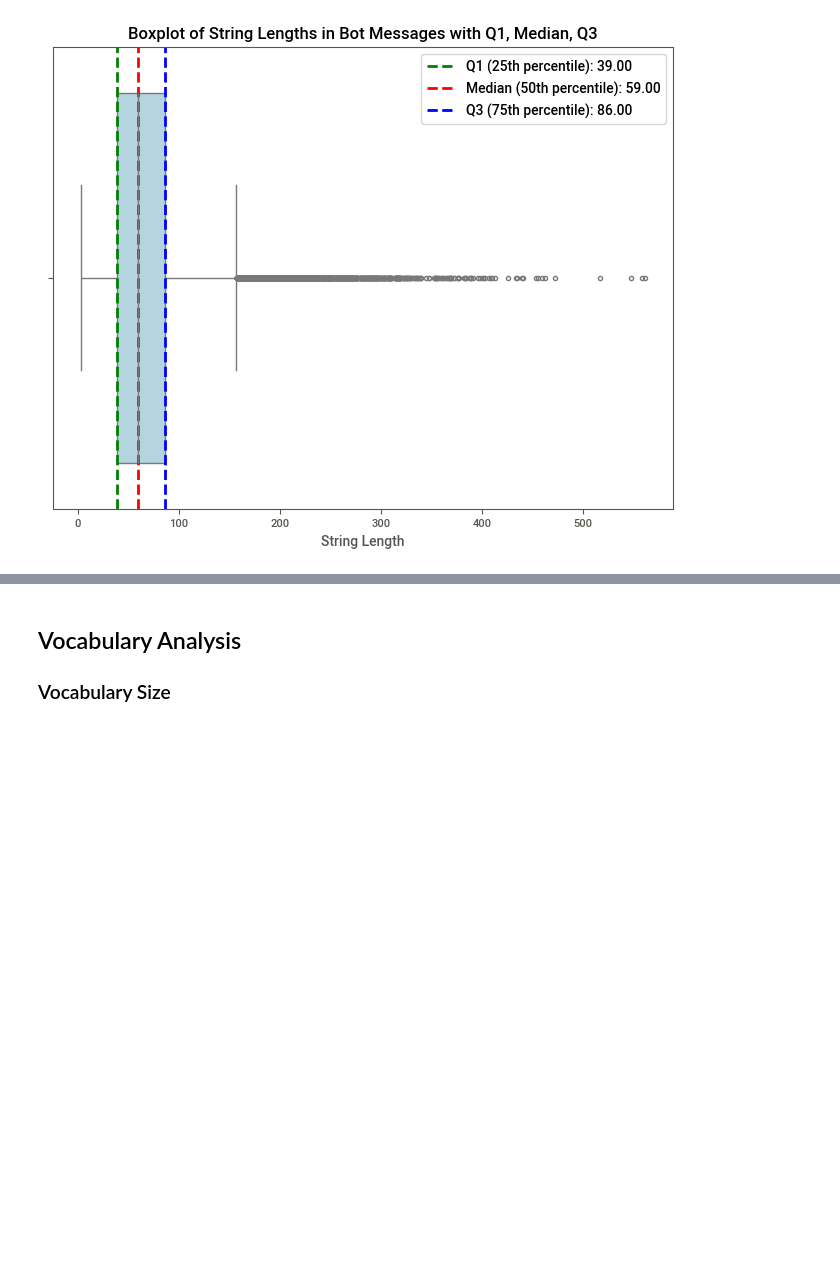
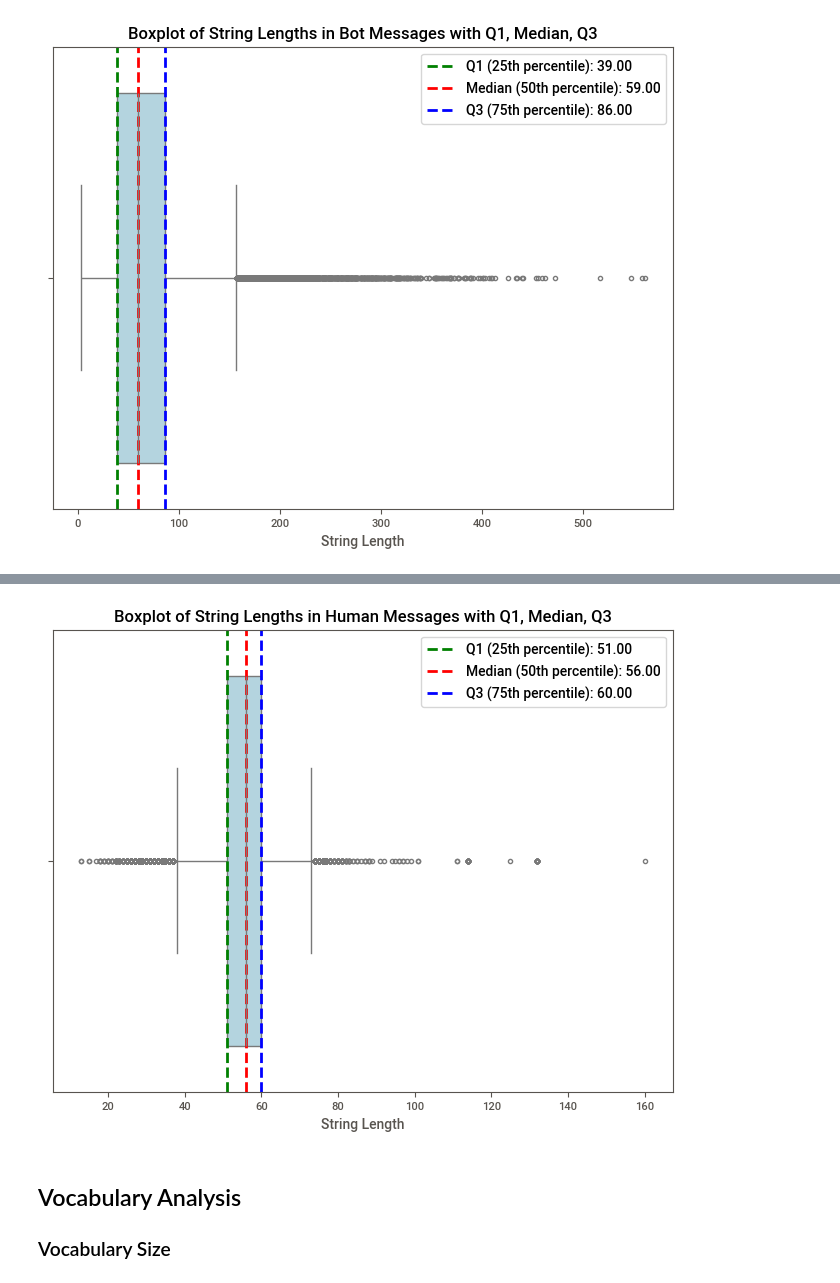
Before and after one commit to CallMeL/Empathetic-Dialogue-System, a Jupyter notebook: src/EDA/eda-gptdata.ipynb, the cells around one changed output, grey strips where cells are left out. Drawn from its saved outputs; the diff is of its cells as text; code cells hidden in the pictures; blank space fills up the shorter version.

```diff
--- a/src/EDA/eda-gptdata.ipynb
+++ b/src/EDA/eda-gptdata.ipynb
@@ -131,3 +163,35 @@ plt.show()
+# %%
+# Calculate the lengths of human messages
+df['len_human'] = df.loc[df['speaker'] == 'human', 'message'].str.len()
+
+# Drop NaN values (non-human rows)
+human_lengths = df['len_human'].dropna()
+
+# Calculate quartiles
+Q1 = human_lengths.quantile(0.25)
+Q2 = human_lengths.quantile(0.50)  # Median
+Q3 = human_lengths.quantile(0.75)
+
+# Create the boxplot
+plt.figure(figsize=(8, 6))
+sns.boxplot(x=human_lengths, color='lightblue')
+
+# Add vertical lines for Q1, Median (Q2), and Q3
+plt.axvline(Q1, color='g', linestyle='dashed', linewidth=2, label=f'Q1 (25th percentile): {Q1:.2f}')
+plt.axvline(Q2, color='r', linestyle='dashed', linewidth=2, label=f'Median (50th percentile): {Q2:.2f}')
+plt.axvline(Q3, color='b', linestyle='dashed', linewidth=2, label=f'Q3 (75th percentile): {Q3:.2f}')
+
+# Add titles and labels
+plt.title("Boxplot of String Lengths in Human Messages with Q1, Median, Q3")
+plt.xlabel("String Length")
+
+# Add legend
+plt.legend()
+
+# Show the plot
+plt.show()
+# %% [output]
+[figure, added]
 # %% [markdown]
 ## Vocabulary Analysis
 
```
Also changed, not shown: parts of 26 cells of this notebook.
